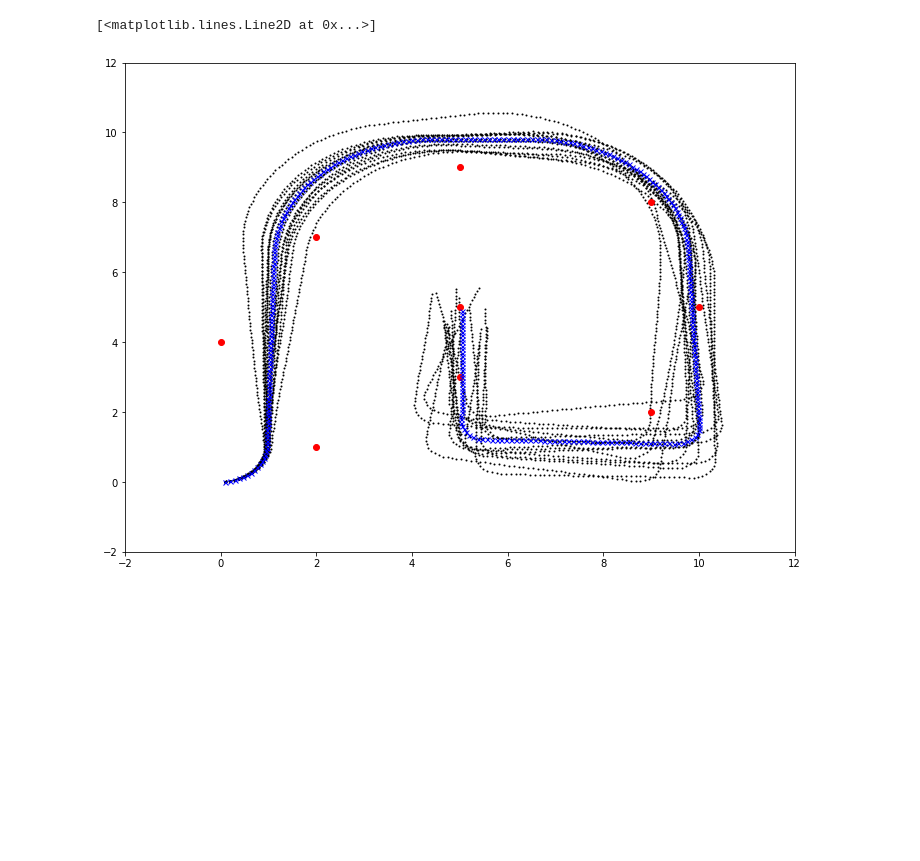
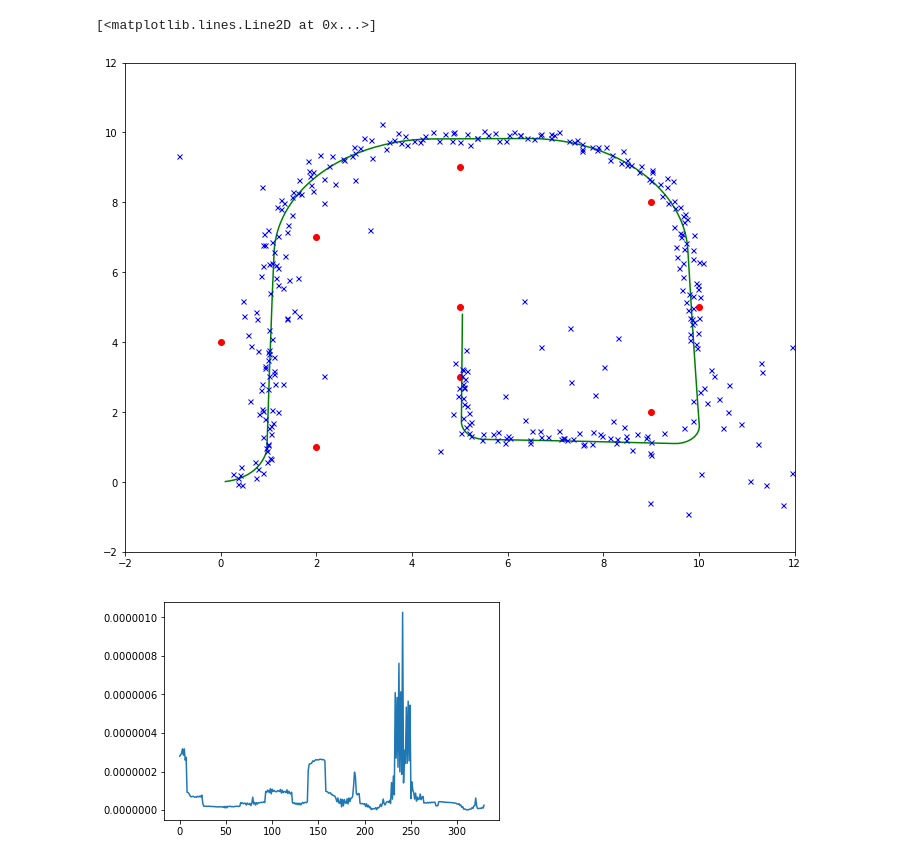
Before and after one commit to ToastyToast/prob-rob, a Jupyter notebook: examples/robot_testing.ipynb, the cells around one changed output. Cells and saved outputs as stored; diff of their text form; code cells hidden in the pictures; blank space fills up the shorter version.

```diff
--- a/examples/robot_testing.ipynb
+++ b/examples/robot_testing.ipynb
@@ -124,20 +163,24 @@ def read_data(filename):
     sensor = []
 
     with open(filename, 'r') as f:
+        meas_pack = []
         for line in f:
             data = line.strip().split(" ")
 
             if data[0] == "ODOMETRY":
+                if len(meas_pack) != 0:
+                    sensor.append(meas_pack)
+                    meas_pack = []
                 # rotation1, translation, rotation2
                 data[1:] = [float(d) for d in data[1:]]
                 odometry.append(tuple(data[1:]))
             elif data[0] == "SENSOR":
-                # id
+                # id of observed landmark
                 data[1] = int(data[1])
                 # range, bearing
                 data[2:] = [float(d) for d in data[2:]]
 
-                sensor.append(tuple(data[1:]))
+                meas_pack.append(tuple(data[1:]))
 
     return odometry, sensor
 # %%
@@ -183,48 +426,52 @@ class ParticleFilterMotionOnly:
 # %%
 robot = BaseRobot(0, 0, 0)
 motion_model = OdometryMotionModel(robot.pose)
 robot.motion = motion_model
 
 odometry, sensor = read_data('./data/simple/sensor_data.dat')
 landmarks = read_world('./data/simple/world.dat')
 
+landmark_map = LandmarkMap(landmarks)
 commands = [np.array(odom).T for odom in odometry]
 
-noise = [0.12, 0.12, 0.12, 0.12]
-
-particle_filter = ParticleFilterMotionOnly(robot.pose, robot.motion, samples=16)
+EKF = EKFLocalization(robot.pose, motion_model)
 
 # Plot true robot path
 x = []
 y = []
-particles_x = []
-particles_y = []
+EKF_x = []
+EKF_y = []
+cov_dets = []
 
 plt.figure(figsize=(12, 9))
 plt.xlim((-2, 12))
 plt.ylim((-2, 12))
 
+for key, value in landmark_map.landmarks.items():
+    plt.plot(value[0], value[1], 'ro', zorder=0)
 
-for landmark in landmarks:
-    plt.plot(landmark[1], landmark[2], 'ro')
-
-for command in commands:
-    particles = particle_filter.step(command, noise, sample_normal_distribution)
-
-    for particle in particles:
-        particles_x.append(particle.item(0))
-        particles_y.append(particle.item(1))
-
+for command, readings in zip(commands, sensor):
+    # True path
     robot.motion_command(command)
-
     x.append(robot.pose.item(0))
     y.append(robot.pose.item(1))
 
-plt.plot(x, y, 'bx', markersize=5, zorder=2)
-plt.plot(particles_x, particles_y, 'ko', markersize=1, zorder=1)
+    EKF.predict(command)
+    EKF.correct(readings, landmark_map)
+
+    EKF_x.append(EKF.mean.item(0))
+    EKF_y.append(EKF.mean.item(1))
+    cov_dets.append(np.linalg.det(EKF.cov))
+
+plt.plot(x, y, 'g', zorder=1)
+plt.plot(EKF_x, EKF_y, 'bx', markersize=5, zorder=2)
+#plt.plot(meas_x, meas_y, 'kx', markersize=2)
+plt.figure()
+plt.plot(cov_dets)
 # %% [output]
 [<matplotlib.lines.Line2D at 0x...>]
-[figure, old version]
+[figure, new version]
+[figure, added]
 # %%
 robot = BaseRobot(0, 0, 0)
 motion_model = OdometryMotionModel(robot.pose)
```
Also changed, not shown: parts of 5 cells of this notebook.
